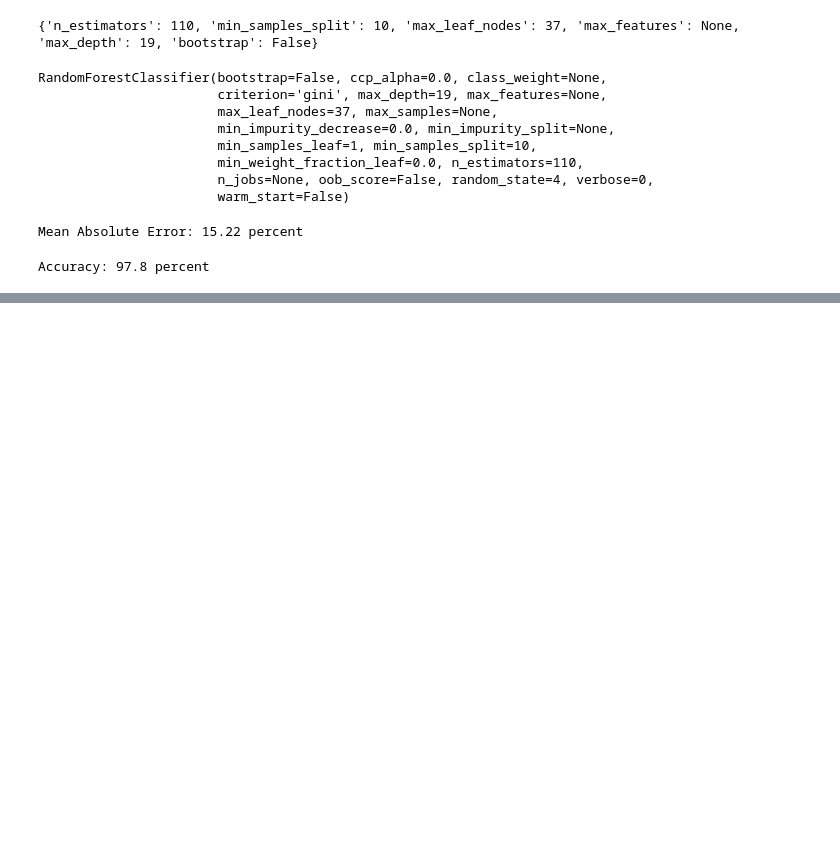
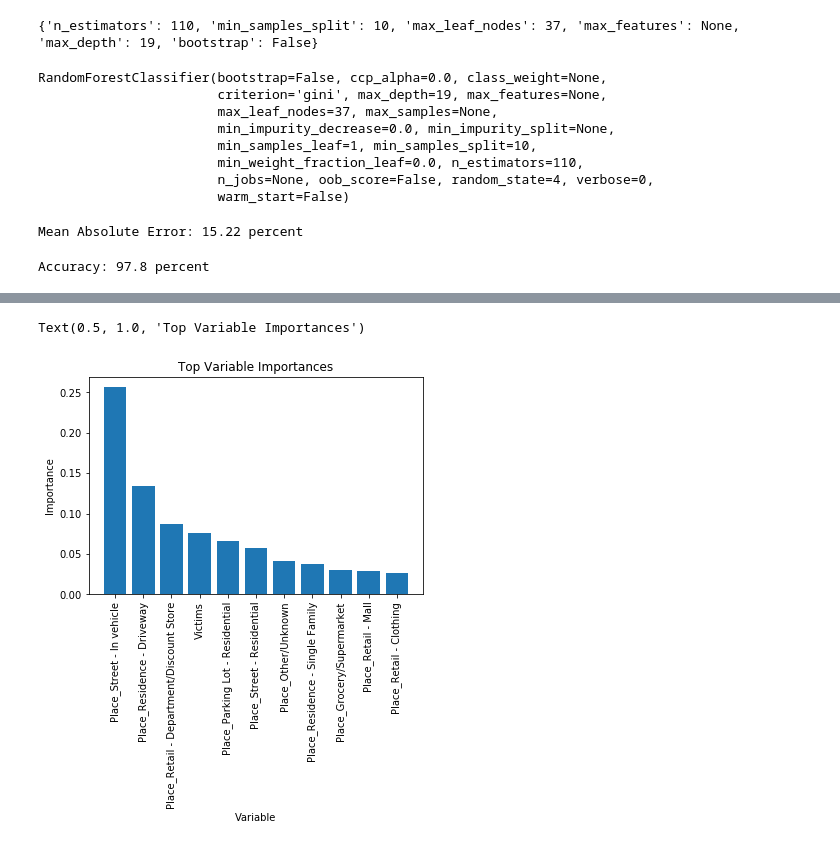
Before and after one commit to hudsonbat/Data-205, a Jupyter notebook: MCCrime_Trees.ipynb, the cells around one changed output, grey strips where cells are left out. Cells and saved outputs as stored; diff of their text form; code cells hidden in the pictures; blank space fills up the shorter version.

```diff
--- a/MCCrime_Trees.ipynb
+++ b/MCCrime_Trees.ipynb
@@ -302,3 +419,9 @@ accuracy2 = round(accuracy2,2)
 print("Accuracy: " + str(accuracy2) + " percent")
 # %% [output]
 Accuracy: 97.8 percent
+# %%
+importances2 = list(best_model.feature_importances_)
+feature_list2 = list(features.columns)
+feature_importances2 = [(feature, importance) for feature, importance in zip(feature_list2,importances2)]
+feature_importances2 = sorted(feature_importances2, key = lambda x: x[1], reverse=True)
+[print("Variable: {:40} Importance: {}".format(*pair)) for pair in feature_importances2]
@@ -304,0 +463,9 @@ Accuracy: 97.8 percent
+# %%
+top_importances2 = []
+top_features_list2 = []
+
+for x,y in feature_importances2:
+    if(y > 0.025):
+        top_features_list2.append(x)
+        top_importances2.append(y)
+top_features_list2
@@ -304,0 +484,10 @@ Accuracy: 97.8 percent
+# %%
+x_values2 = list(range(len(top_importances2)))
+plt.bar(x_values2, top_importances2, orientation= 'vertical')
+plt.xticks(x_values2, top_features_list2, rotation = 'vertical')
+plt.ylabel('Importance')
+plt.xlabel('Variable')
+plt.title('Top Variable Importances')
+# %% [output]
+Text(0.5, 1.0, 'Top Variable Importances')
+[figure, added]
```
Also changed, not shown: parts of 19 cells of this notebook.
